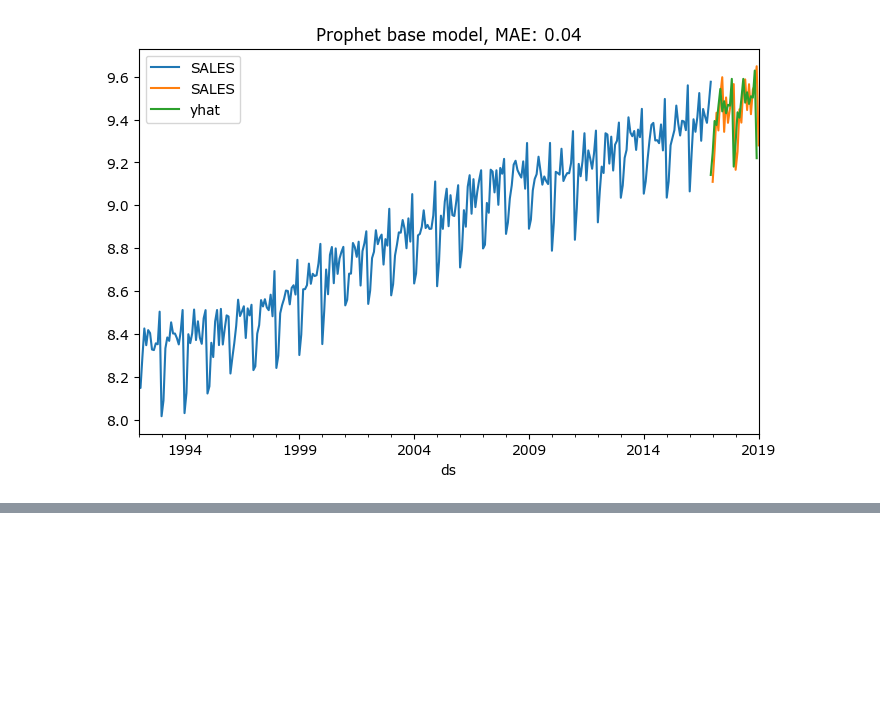
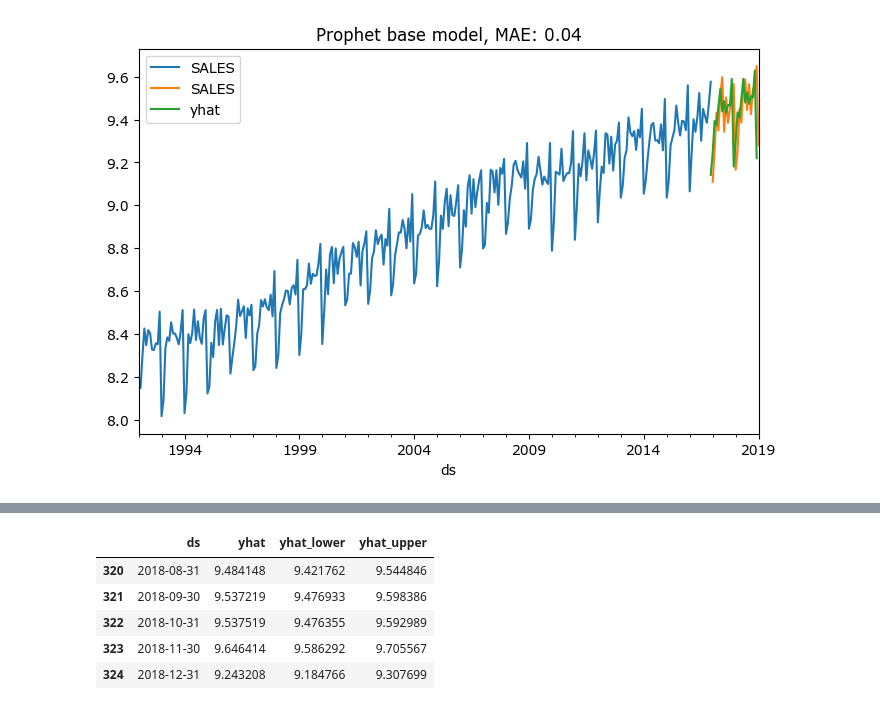
Before and after one commit to GerardGJ/TimeSeries-AlcoholSales, a Jupyter notebook: notebooks/02_TimeSeriesModels.ipynb, the cells around one changed output, grey strips where cells are left out. Saved outputs shown, nothing was run; the diff lists cells and outputs as text; code cells hidden in the pictures; blank space fills up the shorter version.

```diff
--- a/notebooks/02_modeling.ipynb
+++ b/notebooks/02_TimeSeriesModels.ipynb
@@ -137,0 +201,12 @@ m.fit(train_prophet)
+# %%
+future = m.make_future_dataframe(periods=25,freq='M')
+
+forecast = m.predict(future)
+display(forecast[['ds', 'yhat', 'yhat_lower', 'yhat_upper']].tail())
+# %% [output]
+|  | ds | yhat | yhat_lower | yhat_upper |
+| 320 | 2018-08-31 | 9.484148 | 9.421762 | 9.544846 |
+| 321 | 2018-09-30 | 9.537219 | 9.476933 | 9.598386 |
+| 322 | 2018-10-31 | 9.537519 | 9.476355 | 9.592989 |
+| 323 | 2018-11-30 | 9.646414 | 9.586292 | 9.705567 |
+| 324 | 2018-12-31 | 9.243208 | 9.184766 | 9.307699 |
```
Also changed, not shown: parts of 4 cells of this notebook, 5 other files.
